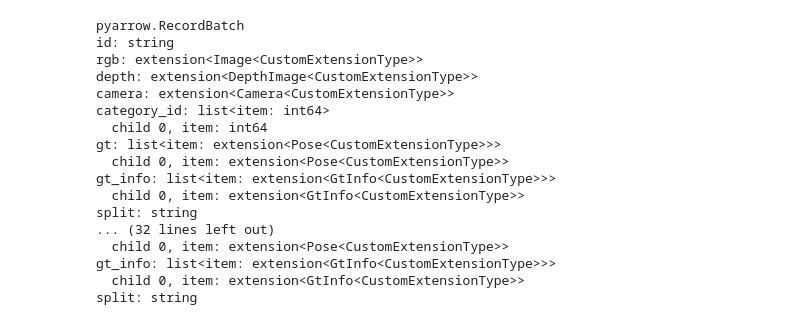
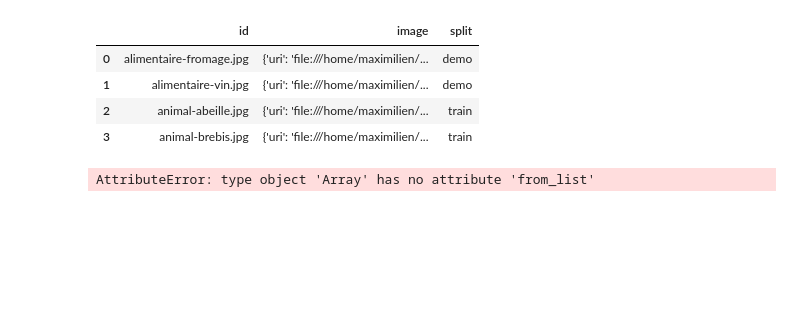
Before and after one commit to pixano/pixano, a Jupyter notebook: pixano/data/testImporter.ipynb, the cells around one changed output. Drawn from its saved outputs; the diff is of its cells as text; code cells hidden in the pictures; blank space fills up the shorter version.

Commit message:
refacor code with new function row_to_batches

```diff
--- a/pixano/data/testImporter.ipynb
+++ b/pixano/data/testImporter.ipynb
@@ -13,9 +13,15 @@ importer = DOTAImporter(name="Dota test", description="LIST dota", splits=["trai
 
 with tempfile.TemporaryDirectory() as library_dir:
     import_dir = Path(library_dir) / "dota"
-    ds = importer.import_dataset(input_dirs, import_dir)
+    ds = importer.import_row(input_dirs)
 
+
+"""
     # Read the spec.json in import dir
     spec_file_path = import_dir / "spec.json"
     with spec_file_path.open() as spec_file:
         spec_data = json.load(spec_file)
+"""
+
+for r in ds:
+    print(r)
@@ -22,3 +46,26 @@ with tempfile.TemporaryDirectory() as library_dir:
+# %%
+from pathlib import Path
+import tempfile
+from pixano.data import ImageImporter
+
+input_dirs = {'image': Path("unit_testing/assets/image_dataset")}
+
+importer = ImageImporter(name="im test", description="LIST im", splits=["demo", "train"])
+
+with tempfile.TemporaryDirectory() as library_dir:
+    import_dir = Path(library_dir) / "img"
+    ds = importer.import_dataset(input_dirs, import_dir)
+
+    for r in ds.to_batches():
+        k = r.to_pandas()
+        break
+k
+# %% [output]
+|  | id | image | split |
+| 0 | alimentaire-fromage.jpg | {'uri': 'file:///home/maximilien/... | demo |
+| 1 | alimentaire-vin.jpg | {'uri': 'file:///home/maximilien/... | demo |
+| 2 | animal-abeille.jpg | {'uri': 'file:///home/maximilien/... | train |
+| 3 | animal-brebis.jpg | {'uri': 'file:///home/maximilien/... | train |
 # %%
 from pathlib import Path
 import tempfile
@@ -36,20 +83,4 @@ with tempfile.TemporaryDirectory() as library_dir:
 for r in ds:
     print(r)
 # %% [output]
-pyarrow.RecordBatch
-id: string
-rgb: extension<Image<CustomExtensionType>>
-depth: extension<DepthImage<CustomExtensionType>>
-camera: extension<Camera<CustomExtensionType>>
-category_id: list<item: int64>
-  child 0, item: int64
-gt: list<item: extension<Pose<CustomExtensionType>>>
-  child 0, item: extension<Pose<CustomExtensionType>>
-gt_info: list<item: extension<GtInfo<CustomExtensionType>>>
-  child 0, item: extension<GtInfo<CustomExtensionType>>
-split: string
-... (32 lines left out)
-  child 0, item: extension<Pose<CustomExtensionType>>
-gt_info: list<item: extension<GtInfo<CustomExtensionType>>>
-  child 0, item: extension<GtInfo<CustomExtensionType>>
-split: string
+AttributeError: type object 'Array' has no attribute 'from_list'
```
Also changed, not shown: parts of 1 cell of this notebook, 11 other files.
